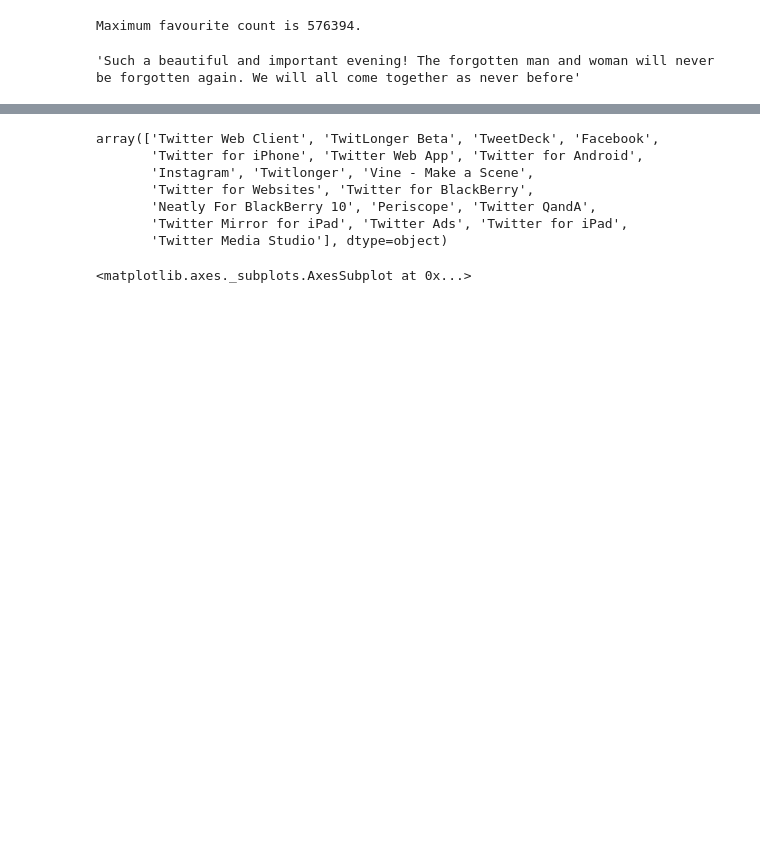
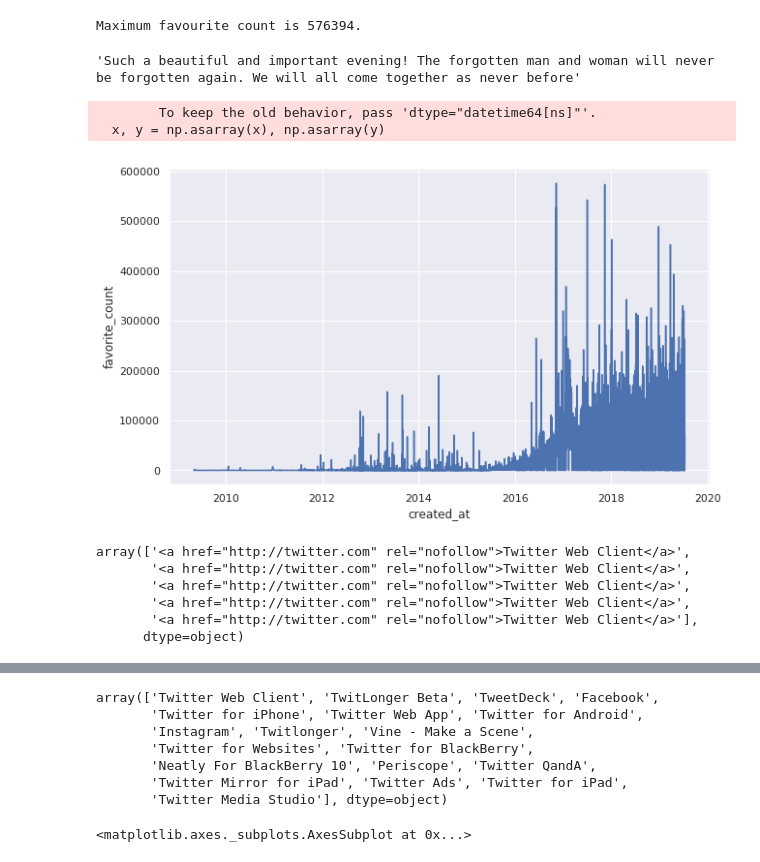
Before and after one commit to nakarinh14/eda-nlp-tweet, a Jupyter notebook: trump-tweets-eda.ipynb, the cells around one changed output, grey strips where cells are left out. Cells and saved outputs as stored; diff of their text form; code cells hidden in the pictures; blank space fills up the shorter version.

```diff
--- a/trump-tweets-eda.ipynb
+++ b/trump-tweets-eda.ipynb
@@ -142,4 +135,21 @@ df.iloc[df['favorite_count'].idxmax()].text
 # %% [output]
 Maximum favourite count is 576394.
 'Such a beautiful and important evening! The forgotten man and woman will never be forgotten again. We will all come together as never before'
+# %%
+plt.figure(figsize=(10,6))
+sns.lineplot( 'created_at', 'favorite_count',data=df)
+plt.show()
+# %% [output]
+        To keep the old behavior, pass 'dtype="datetime64[ns]"'.
+  x, y = np.asarray(x), np.asarray(y)
+[figure, added]
+# %%
+df['source'].iloc[:5].values
+# %% [output]
+array(['<a href="http://twitter.com" rel="nofollow">Twitter Web Client</a>',
+       '<a href="http://twitter.com" rel="nofollow">Twitter Web Client</a>',
+       '<a href="http://twitter.com" rel="nofollow">Twitter Web Client</a>',
+       '<a href="http://twitter.com" rel="nofollow">Twitter Web Client</a>',
+       '<a href="http://twitter.com" rel="nofollow">Twitter Web Client</a>'],
+      dtype=object)
 # %%
```
Also changed, not shown: parts of 28 cells of this notebook.
